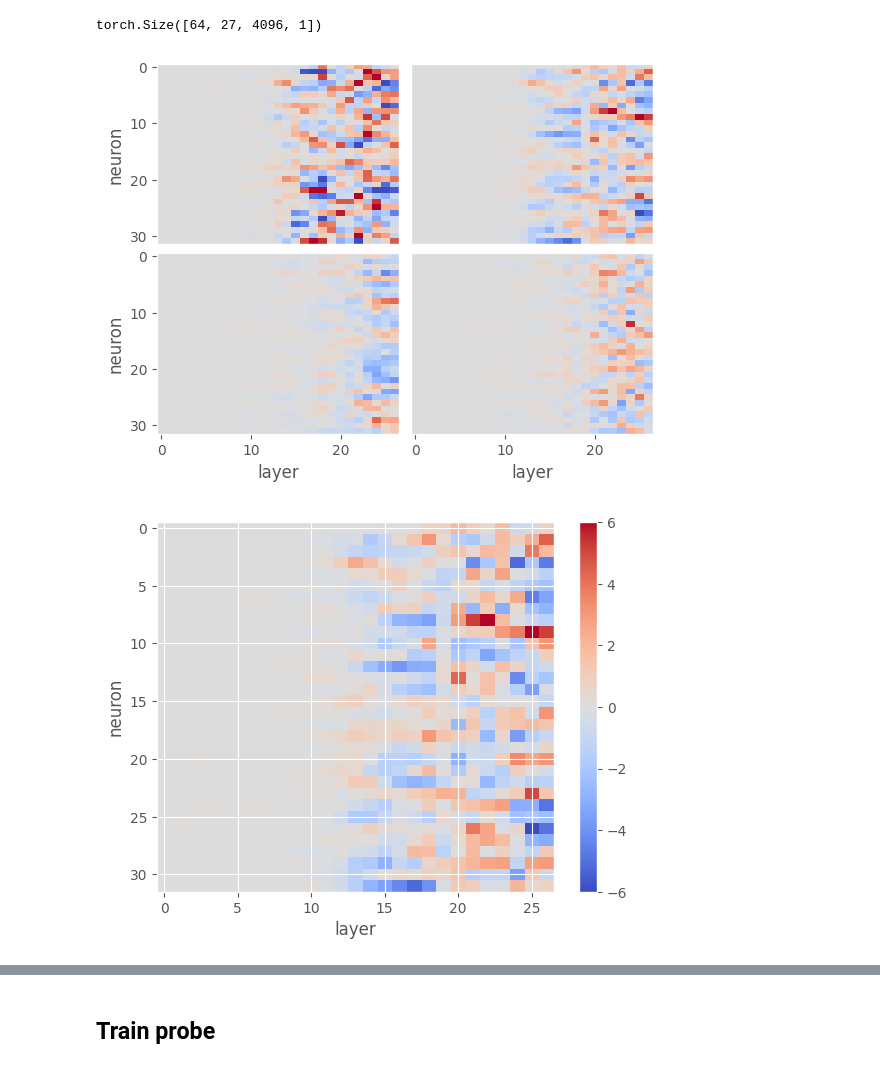
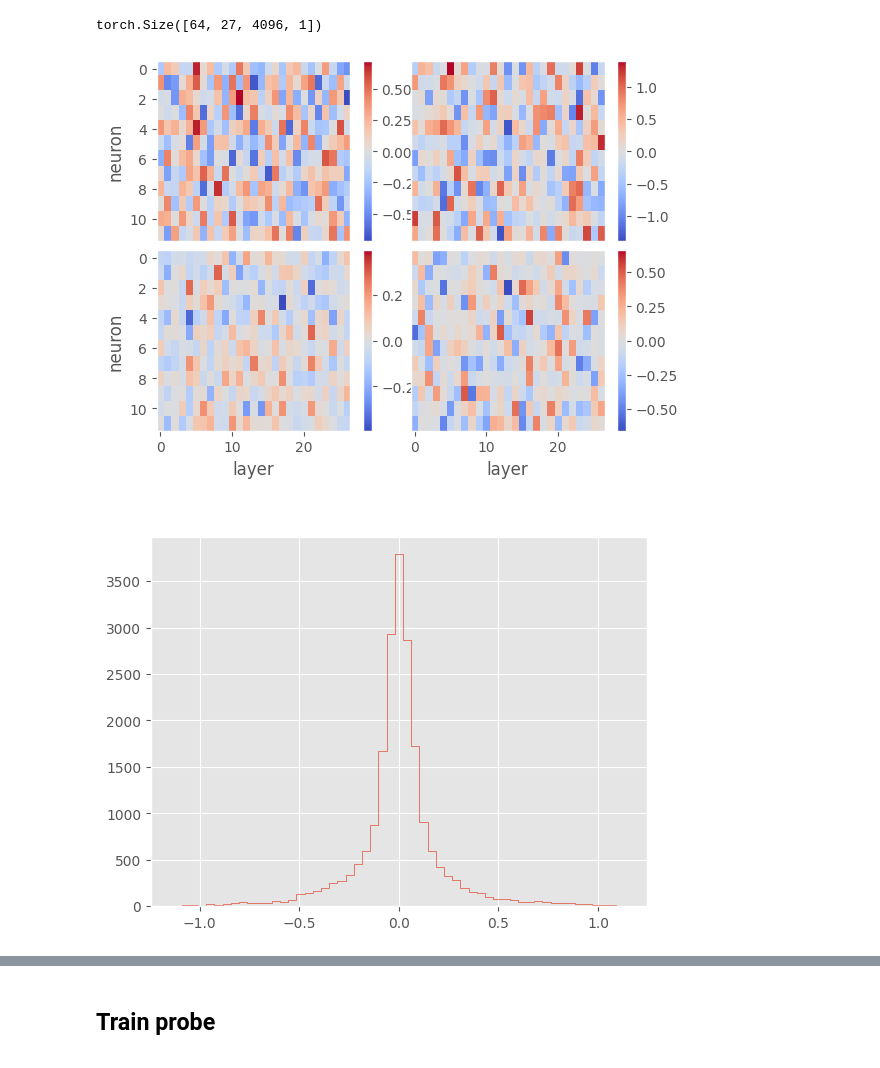
Before and after one commit to wassname/discovering_latent_knowledge, a Jupyter notebook: notebooks/033_train_cvae.ipynb, the cells around one changed output, grey strips where cells are left out. Saved outputs shown, nothing was run; the diff lists cells and outputs as text; code cells hidden in the pictures.

```diff
--- a/notebooks/033_train_cvae.ipynb
+++ b/notebooks/033_train_cvae.ipynb
@@ -255,10 +255,10 @@ from torchmetrics.functional import accuracy, auroc, f1_score, jaccard_index, di
 # params
 batch_size = 32*2
 lr = 1e-3
-wd = 1e-64
-max_rows = 40000
+wd = 1e-5
+max_rows = 80000
 
-max_epochs = 200
+max_epochs = 50
 device = 'cuda'
 
 # quiet please
@@ -598,6 +571,7 @@ select rows are 72.35% based on knowledge
 # Train
 # %%
 VAE_EPOCH_MULT = 1
+l1_coeff=1.e-1
 # %%
 dl_train = dm.train_dataloader()
 dl_val = dm.val_dataloader()
@@ -605,14 +579,12 @@ print(len(dl_train), len(dl_val))
 x, x1, y = next(iter(dl_train))
 print(x.shape, 'x')
 if x.ndim==3: x = x.unsqueeze(-1)
-
 c_in = x.shape[1:-1]
 net = PLAE(c_in=c_in, total_steps=max_epochs*len(dl_train)*VAE_EPOCH_MULT,  lr=lr,
         weight_decay=wd,
-        depth=7,
-        hs=128,
-        n_latent=32,
-        l1_coeff=3e-3  # neel uses 3e-4 ! https://github.dev/neelnanda-io/1L-Sparse-Autoencoder/blob/bcae01328a2f41d24bd4a9160828f2fc22737f75/utils.py#L106, but them they sum l1 where mean l2
+        hs=64,
+        n_latent=12,
+        l1_coeff=l1_coeff,  # neel uses 3e-4 ! https://github.dev/neelnanda-io/1L-Sparse-Autoencoder/blob/bcae01328a2f41d24bd4a9160828f2fc22737f75/utils.py#L106, but them they sum l1 where mean l2
         # x_feats=x_feats
         )
 print(c_in)
@@ -718,35 +721,40 @@ x.shape
 torch.Size([64, 27, 4096, 1])
 # %%
 from matplotlib import cm
-latent = y['latent']#.reshape(64, 24, 12) # [Batch, Latent, Layer]
-vmax=6
+latent = y['latent'].cpu()#.reshape(64, 24, 12) # [Batch, Latent, Layer]
+vmax=latent.abs().max()
 for i in range(4):
     plt.subplot(2, 2, i+1)
-    plt.imshow(latent[i], cmap=cm.coolwarm, interpolation='none', aspect='auto', vmin=-vmax, vmax=vmax)
+    vmax = latent[i].abs().max()
+    plt.imshow(latent[i], cmap=cm.coolwarm, interpolation='none', aspect='auto'
+               , vmin=-vmax, vmax=vmax
+               )
     plt.xlabel('layer')
     plt.ylabel('neuron')
     if i<2:
         plt.xlabel('')
         plt.xticks([])
     if i%2==1:
         plt.ylabel('')
         plt.yticks([])
     plt.grid(False)
+    plt.colorbar()
 # plt.colorbar()
 plt.subplots_adjust(wspace=0.05, hspace=0.05)
 plt.show()
 
 
-plt.imshow(latent[1], cmap=cm.coolwarm, interpolation='none', aspect='auto', vmin=-vmax, vmax=vmax)
-plt.xlabel('layer')
-plt.ylabel('neuron')
-plt.colorbar()
+# plt.imshow(latent[1], cmap=cm.coolwarm, interpolation='none', aspect='auto', vmin=-vmax, vmax=vmax)
+# plt.xlabel('layer')
+# plt.ylabel('neuron')
+# plt.colorbar()
 plt.show()
 
 latentf = rearrange(latent, 'b n l -> (b n) l').flatten()
-plt.hist(latentf, bins=55)
+vmax=(latentf.abs().mean() + 5* latentf.abs().std()).item()
+plt.hist(latentf, bins=55, range=[-vmax, vmax], histtype='step')
 plt.title('latents by layer')
 plt.show()
 # %% [output]
-[figure, old version]
+[figure, new version]
-[figure, old version]
+[figure, new version]
```
Also changed, not shown: parts of 28 cells of this notebook, 9 other files.
